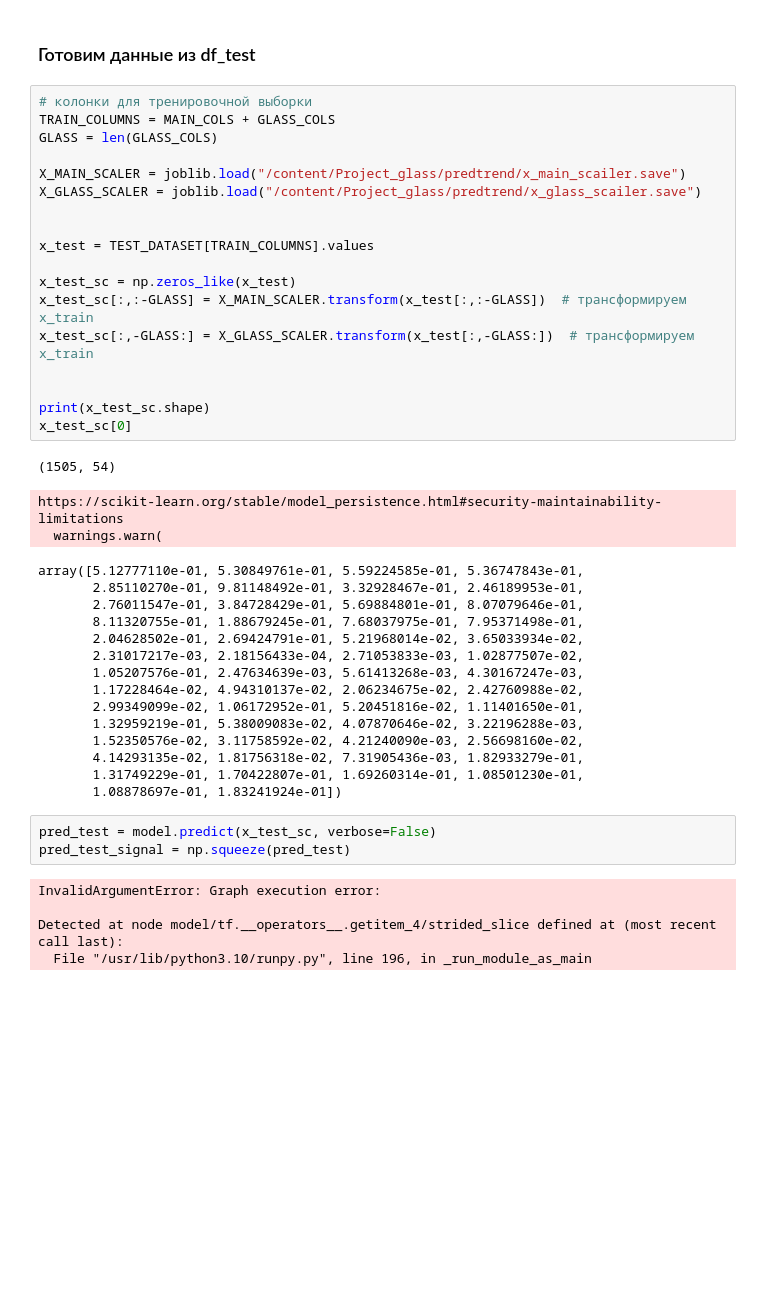
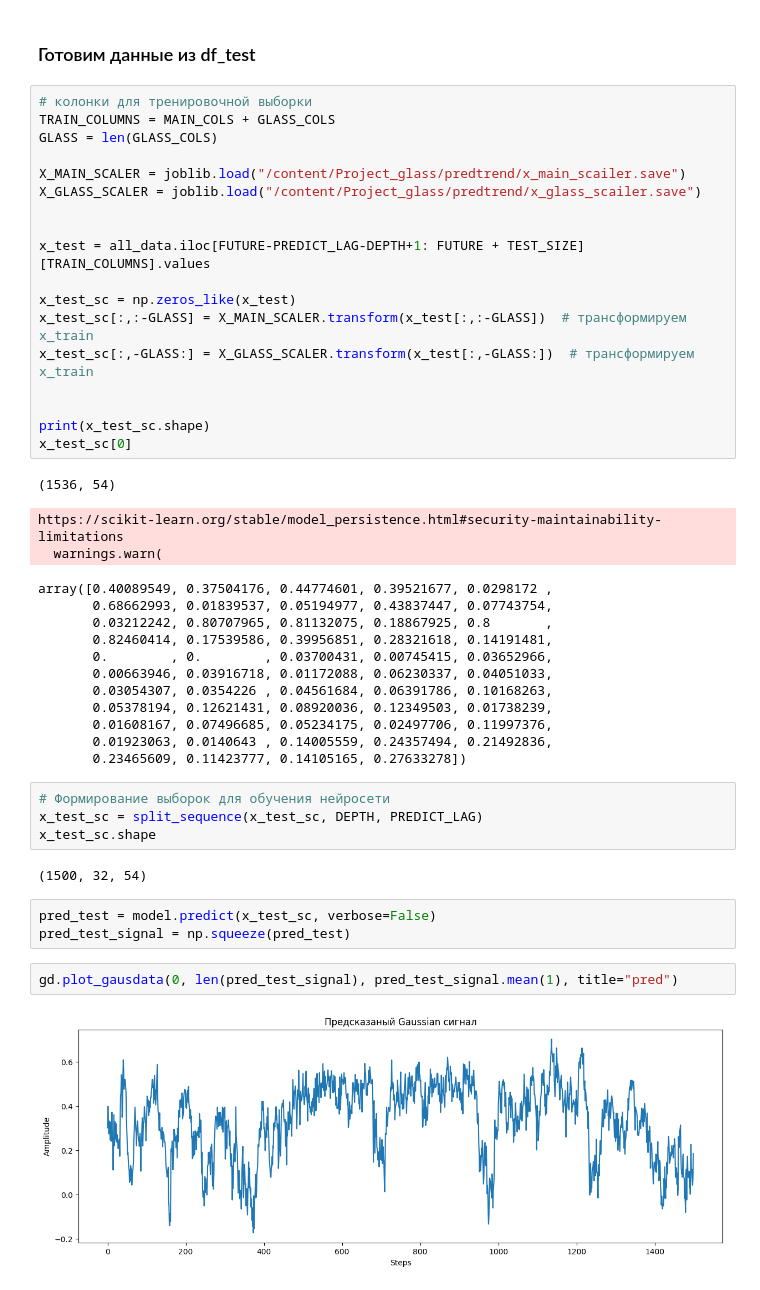
Before and after one commit to Mike030668/Project_glass, a Jupyter notebook: notebooks/train_predtrend_model.ipynb, the cells around one changed output. Saved outputs shown, nothing was run; the diff lists cells and outputs as text; blank space fills up the shorter version.

Commit message:
train

```diff
--- a/notebooks/train_predtrend_model.ipynb
+++ b/notebooks/train_predtrend_model.ipynb
@@ -167,7 +168,7 @@ X_MAIN_SCALER = joblib.load("/content/Project_glass/predtrend/x_main_scailer.sav
 X_GLASS_SCALER = joblib.load("/content/Project_glass/predtrend/x_glass_scailer.save")
 
 
-x_test = TEST_DATASET[TRAIN_COLUMNS].values
+x_test = all_data.iloc[FUTURE-PREDICT_LAG-DEPTH+1: FUTURE + TEST_SIZE][TRAIN_COLUMNS].values
 
 x_test_sc = np.zeros_like(x_test)
 x_test_sc[:,:-GLASS] = X_MAIN_SCALER.transform(x_test[:,:-GLASS])  # трансформируем x_train
@@ -177,28 +178,30 @@ x_test_sc[:,-GLASS:] = X_GLASS_SCALER.transform(x_test[:,-GLASS:])  # транс
 print(x_test_sc.shape)
 x_test_sc[0]
 # %% [output]
-(1505, 54)
+(1536, 54)
 https://scikit-learn.org/stable/model_persistence.html#security-maintainability-limitations
   warnings.warn(
-array([5.12777110e-01, 5.30849761e-01, 5.59224585e-01, 5.36747843e-01,
-       2.85110270e-01, 9.81148492e-01, 3.32928467e-01, 2.46189953e-01,
-       2.76011547e-01, 3.84728429e-01, 5.69884801e-01, 8.07079646e-01,
-       8.11320755e-01, 1.88679245e-01, 7.68037975e-01, 7.95371498e-01,
-       2.04628502e-01, 2.69424791e-01, 5.21968014e-02, 3.65033934e-02,
-       2.31017217e-03, 2.18156433e-04, 2.71053833e-03, 1.02877507e-02,
-       1.05207576e-01, 2.47634639e-03, 5.61413268e-03, 4.30167247e-03,
-       1.17228464e-02, 4.94310137e-02, 2.06234675e-02, 2.42760988e-02,
-       2.99349099e-02, 1.06172952e-01, 5.20451816e-02, 1.11401650e-01,
-       1.32959219e-01, 5.38009083e-02, 4.07870646e-02, 3.22196288e-03,
-       1.52350576e-02, 3.11758592e-02, 4.21240090e-03, 2.56698160e-02,
-       4.14293135e-02, 1.81756318e-02, 7.31905436e-03, 1.82933279e-01,
-       1.31749229e-01, 1.70422807e-01, 1.69260314e-01, 1.08501230e-01,
-       1.08878697e-01, 1.83241924e-01])
+array([0.40089549, 0.37504176, 0.44774601, 0.39521677, 0.0298172 ,
+       0.68662993, 0.01839537, 0.05194977, 0.43837447, 0.07743754,
+       0.03212242, 0.80707965, 0.81132075, 0.18867925, 0.8       ,
+       0.82460414, 0.17539586, 0.39956851, 0.28321618, 0.14191481,
+       0.        , 0.        , 0.03700431, 0.00745415, 0.03652966,
+       0.00663946, 0.03916718, 0.01172088, 0.06230337, 0.04051033,
+       0.03054307, 0.0354226 , 0.04561684, 0.06391786, 0.10168263,
+       0.05378194, 0.12621431, 0.08920036, 0.12349503, 0.01738239,
+       0.01608167, 0.07496685, 0.05234175, 0.02497706, 0.11997376,
+       0.01923063, 0.0140643 , 0.14005559, 0.24357494, 0.21492836,
+       0.23465609, 0.11423777, 0.14105165, 0.27633278])
+# %%
+# Формирование выборок для обучения нейросети
+x_test_sc = split_sequence(x_test_sc, DEPTH, PREDICT_LAG)
+x_test_sc.shape
+# %% [output]
+(1500, 32, 54)
 # %%
 pred_test = model.predict(x_test_sc, verbose=False)
 pred_test_signal = np.squeeze(pred_test)
-# %% [output]
-InvalidArgumentError: Graph execution error:
-
-Detected at node model/tf.__operators__.getitem_4/strided_slice defined at (most recent call last):
-  File "/usr/lib/python3.10/runpy.py", line 196, in _run_module_as_main
+# %%
+gd.plot_gausdata(0, len(pred_test_signal), pred_test_signal.mean(1), title="pred")
+# %% [output]
+[figure, added]
```
Also changed, not shown: parts of 8 cells of this notebook.
